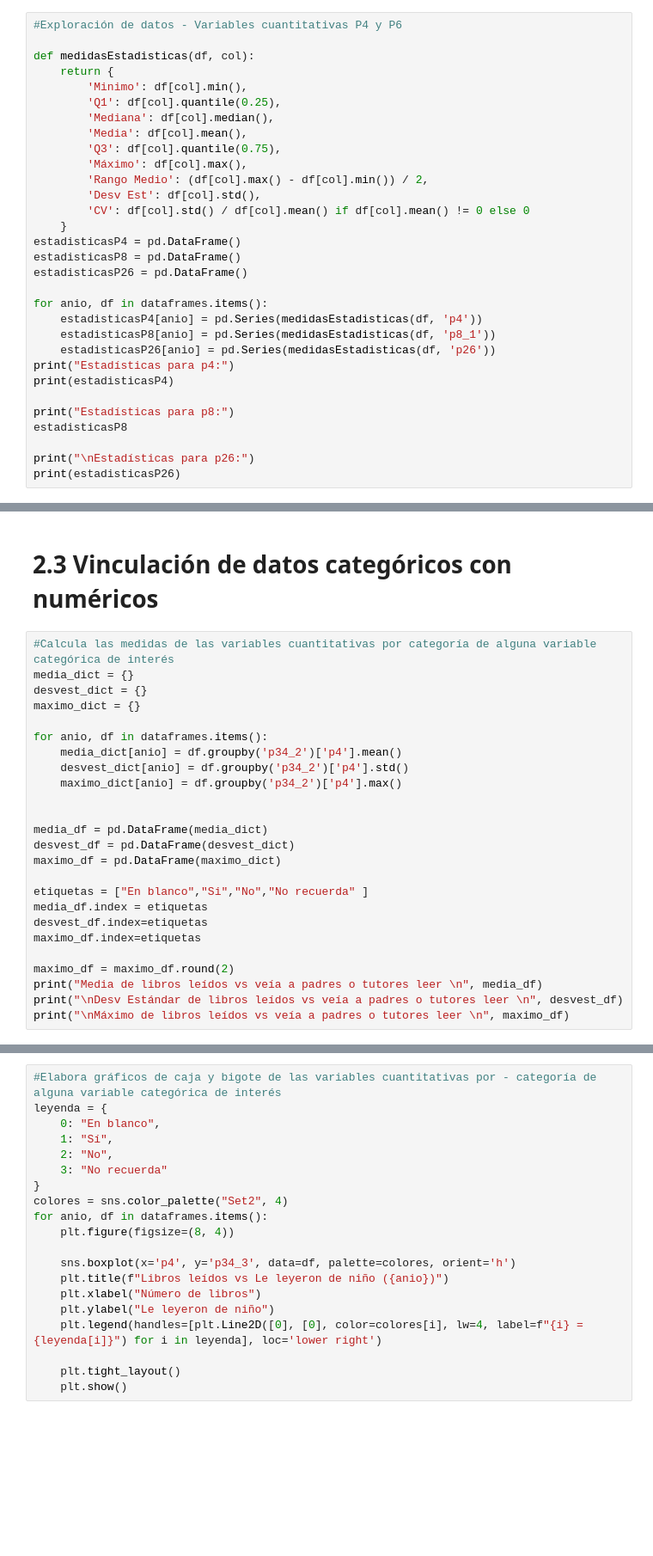
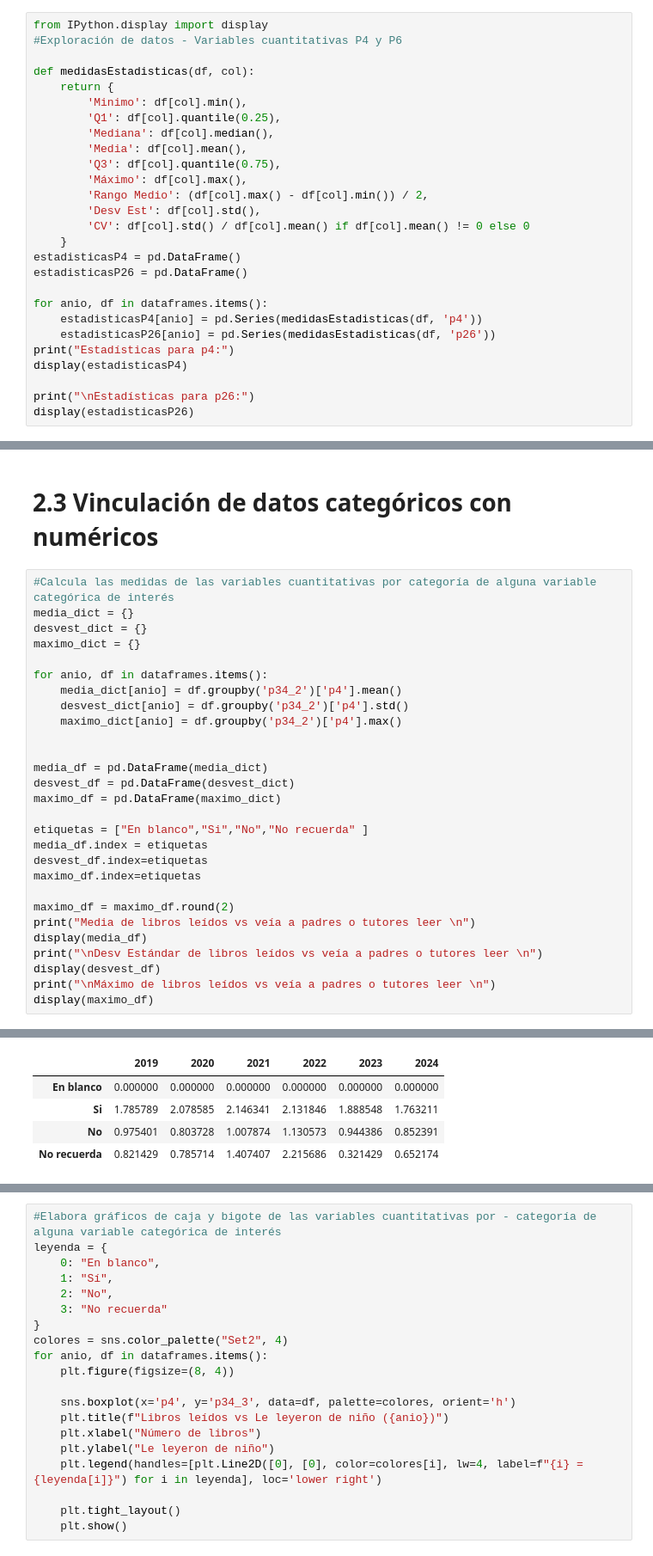
Before and after one commit to marielalvarez/MOLEC-Analysis, a Jupyter notebook: Molec2.ipynb, the cells around one changed output, grey strips where cells are left out. Shown at 86% size. Saved outputs shown, nothing was run; the diff lists cells and outputs as text; blank space fills up the shorter version.

```diff
--- a/Molec2.ipynb
+++ b/Molec2.ipynb
@@ -72,6 +70,7 @@ Porcentaje de valores nulos: 0%
 
 # 2.1 Exploración de los datos
 # %%
+from IPython.display import display
 #Exploración de datos - Variables cuantitativas P4 y P6
 
 def medidasEstadisticas(df, col):
@@ -87,20 +86,15 @@ def medidasEstadisticas(df, col):
         'CV': df[col].std() / df[col].mean() if df[col].mean() != 0 else 0
     }
 estadisticasP4 = pd.DataFrame()
-estadisticasP8 = pd.DataFrame()
 estadisticasP26 = pd.DataFrame()
 
 for anio, df in dataframes.items():
     estadisticasP4[anio] = pd.Series(medidasEstadisticas(df, 'p4'))
-    estadisticasP8[anio] = pd.Series(medidasEstadisticas(df, 'p8_1'))
     estadisticasP26[anio] = pd.Series(medidasEstadisticas(df, 'p26'))
 print("Estadísticas para p4:")
-print(estadisticasP4)
-
-print("Estadísticas para p8:")
-estadisticasP8
+display(estadisticasP4)
 
 print("\nEstadísticas para p26:")
-print(estadisticasP26)
+display(estadisticasP26)
 # %% [output]
 Estadísticas para p4:
@@ -377,8 +337,11 @@ desvest_df.index=etiquetas
 maximo_df.index=etiquetas
 
 maximo_df = maximo_df.round(2)
-print("Media de libros leídos vs veía a padres o tutores leer \n", media_df)
-print("\nDesv Estándar de libros leídos vs veía a padres o tutores leer \n", desvest_df)
-print("\nMáximo de libros leídos vs veía a padres o tutores leer \n", maximo_df)
+print("Media de libros leídos vs veía a padres o tutores leer \n")
+display(media_df)
+print("\nDesv Estándar de libros leídos vs veía a padres o tutores leer \n")
+display(desvest_df)
+print("\nMáximo de libros leídos vs veía a padres o tutores leer \n")
+display(maximo_df)
 # %% [output]
 Media de libros leídos vs veía a padres o tutores leer
@@ -403,0 +348,5 @@ No recuerda    13    10    15    66     6     5
+|  | 2019 | 2020 | 2021 | 2022 | 2023 | 2024 |
+| En blanco | 0.000000 | 0.000000 | 0.000000 | 0.000000 | 0.000000 | 0.000000 |
+| Si | 1.785789 | 2.078585 | 2.146341 | 2.131846 | 1.888548 | 1.763211 |
+| No | 0.975401 | 0.803728 | 1.007874 | 1.130573 | 0.944386 | 0.852391 |
+| No recuerda | 0.821429 | 0.785714 | 1.407407 | 2.215686 | 0.321429 | 0.652174 |
```
Also changed, not shown: parts of 7 cells of this notebook.
